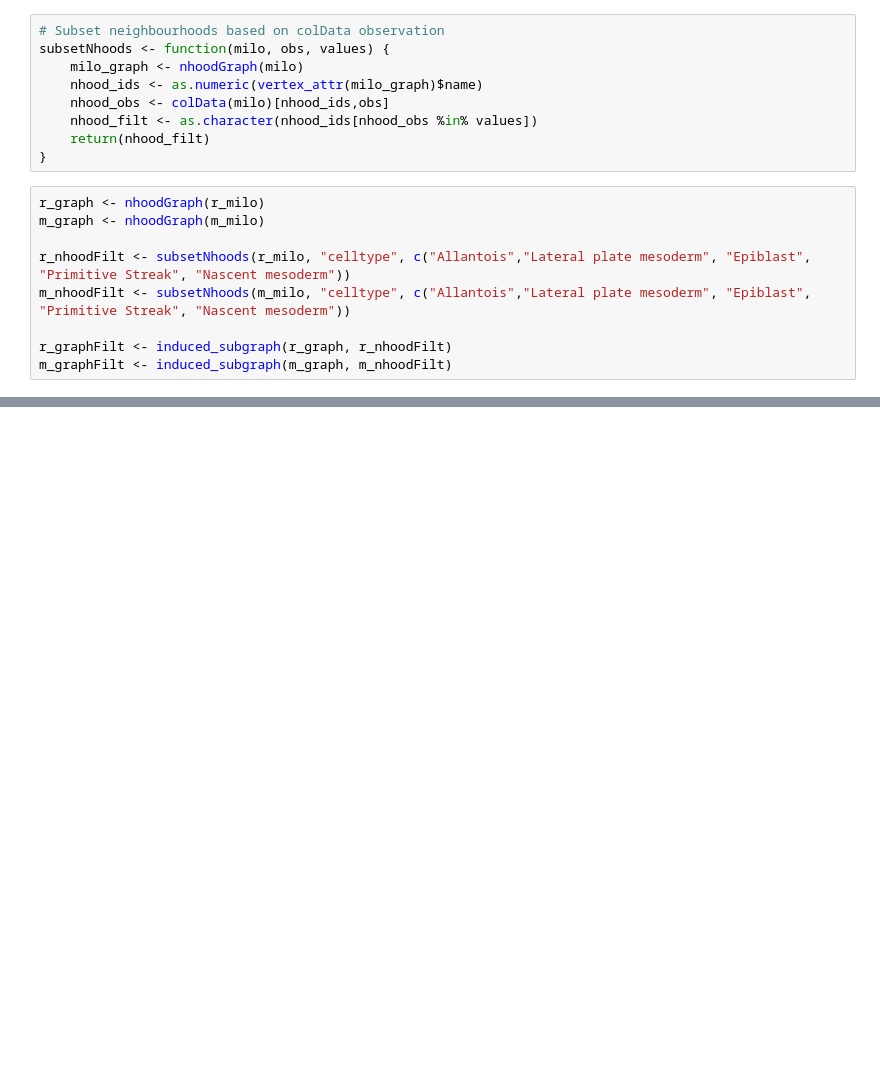
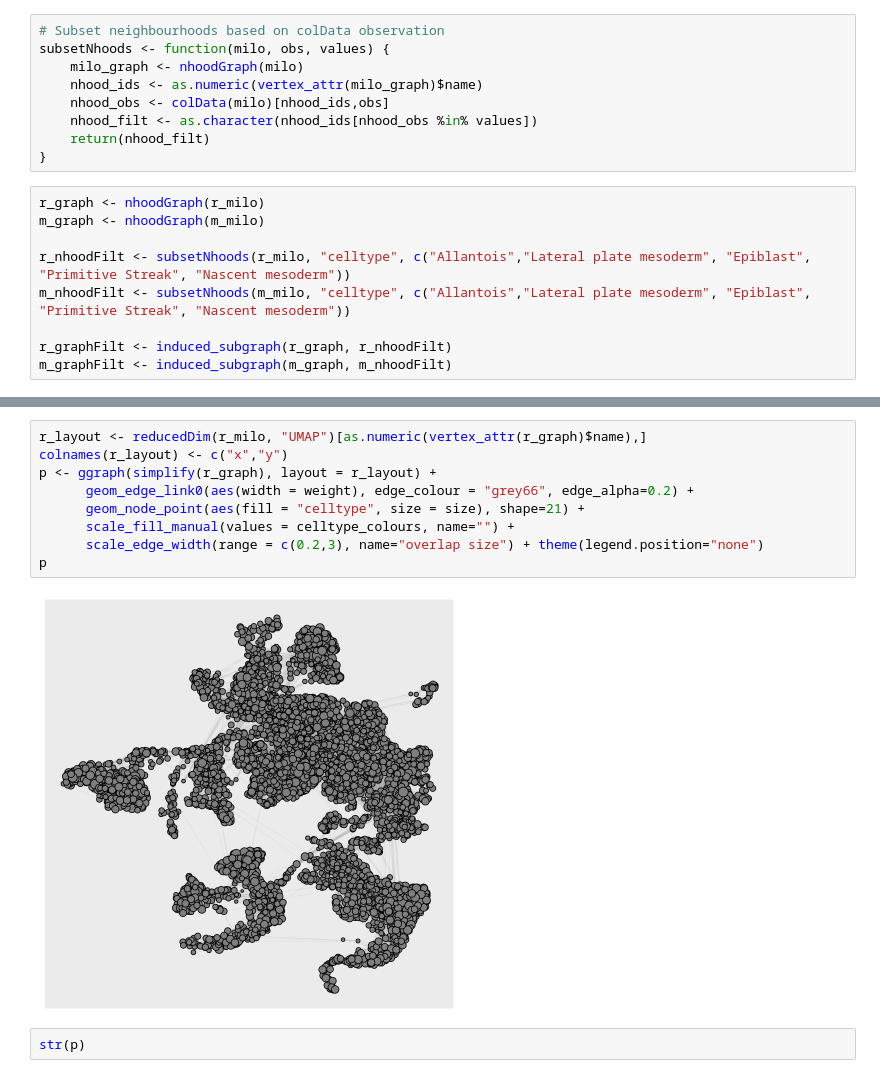
Before and after one commit to MarioniLab/RabbitGastrulation2022, a Jupyter notebook: notebooks/compute_neighbourhoods.ipynb, the cells around one changed output, grey strips where cells are left out. Cells and saved outputs as stored; diff of their text form; blank space fills up the shorter version.

```diff
--- a/notebooks/compute_neighbourhoods.ipynb
+++ b/notebooks/compute_neighbourhoods.ipynb
@@ -322,0 +329,13 @@ plotNhoodSim(r_milo, m_milo, df_simFilt, "celltype", r_graphFilt, m_graphFilt, o
+# %%
+r_layout <- reducedDim(r_milo, "UMAP")[as.numeric(vertex_attr(r_graph)$name),]
+colnames(r_layout) <- c("x","y")
+p <- ggraph(simplify(r_graph), layout = r_layout) +
+      geom_edge_link0(aes(width = weight), edge_colour = "grey66", edge_alpha=0.2) +
+      geom_node_point(aes(fill = "celltype", size = size), shape=21) +
+      scale_fill_manual(values = celltype_colours, name="") +
+      scale_edge_width(range = c(0.2,3), name="overlap size") + theme(legend.position="none")
+p
+# %% [output]
+[figure, added]
+# %%
+str(p)
```
Also changed, not shown: parts of 21 cells of this notebook.
